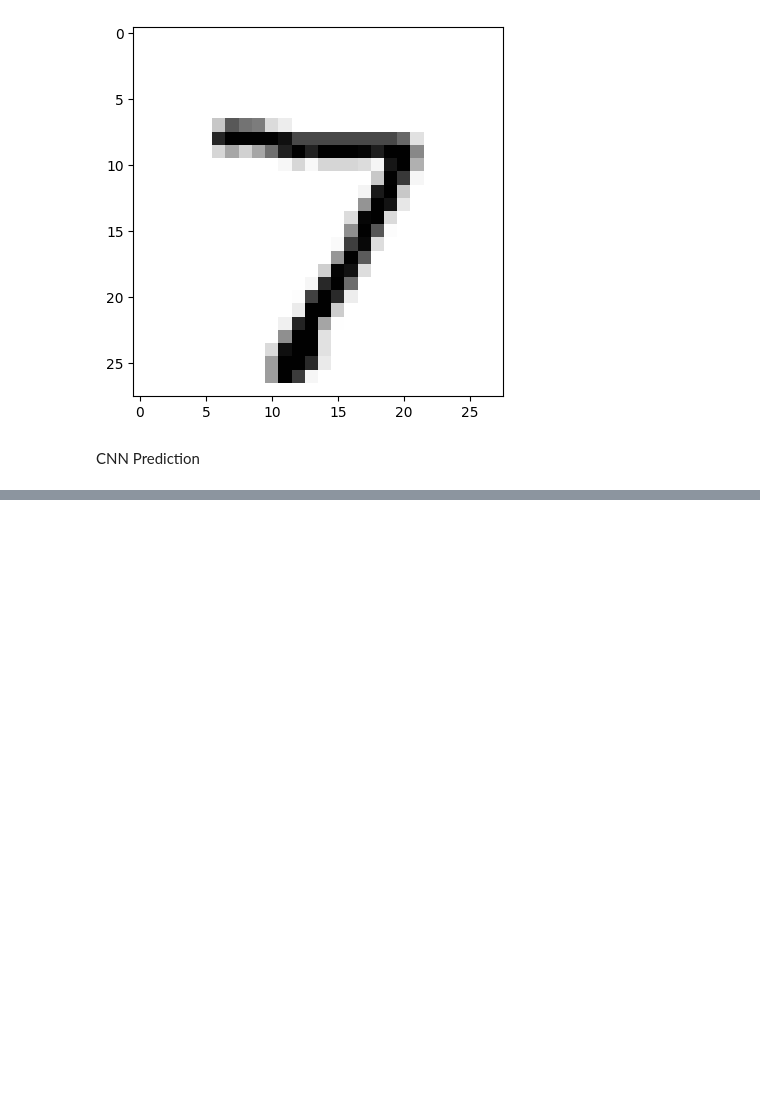
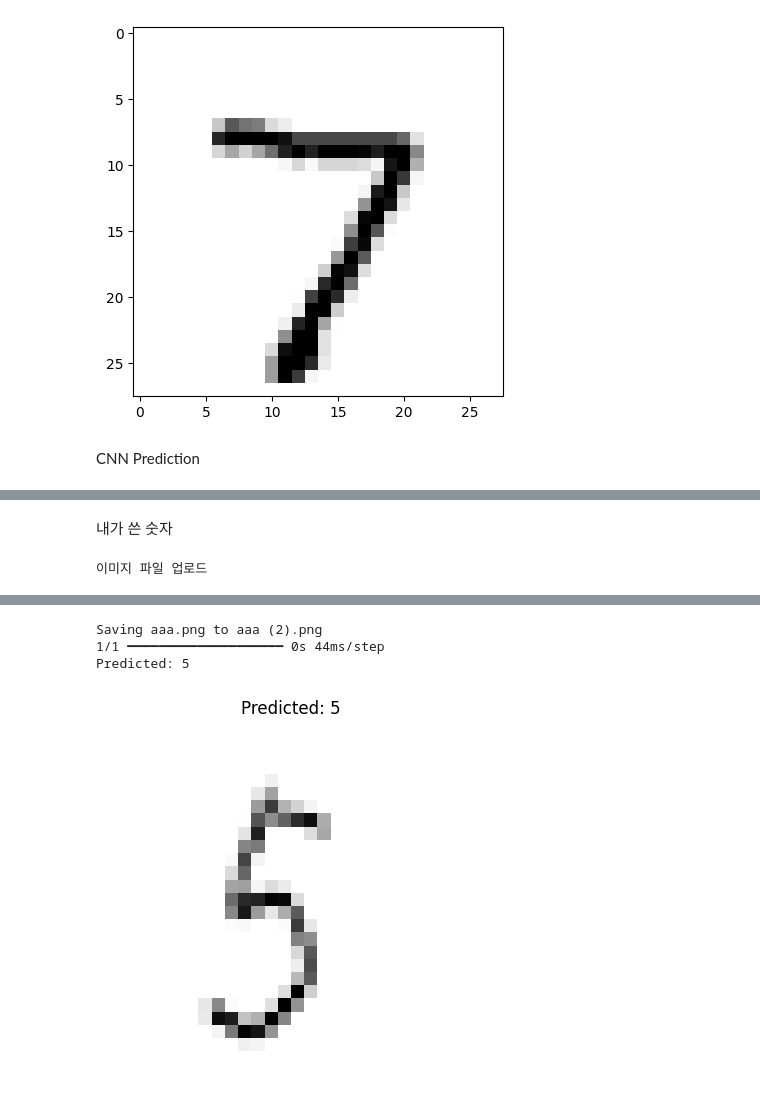
Before and after one commit to surf0123/ai, a Jupyter notebook: intai.ipynb, the cells around one changed output, grey strips where cells are left out. Cells and saved outputs as stored; diff of their text form; code cells hidden in the pictures; blank space fills up the shorter version.

Commit message:
Colab을 통해 생성됨

```diff
--- a/intai.ipynb
+++ b/intai.ipynb
@@ -355,0 +356,38 @@ plt.imshow(test_images[10], cmap="Greys")
+# %% [markdown]
+내가 쓴 숫자
+# %%
+from google.colab import files
+from PIL import Image
+import numpy as np
+
+print("이미지 파일 업로드")
+uploaded = files.upload()
+img_path = list(uploaded.keys())[0]
+
+# 업로드한 이미지를 MNIST 입력 형태로 전처리
+def preprocess_user_image(path):
+    img = Image.open(path).convert("L")   # 흑백 변환
+    img = img.resize((28, 28))           # MNIST 크기
+    img = np.array(img)
+
+    # MNIST는 글씨(흰색) / 배경(검은색) 반전
+    if np.mean(img) > 127:
+        img = 255 - img
+
+    img = img / 255.0
+    img = img.reshape(1, 28, 28, 1)
+    return img
+
+sample = preprocess_user_image(img_path)
+
+# 예측
+pred = model.predict(sample)
+print("Predicted:", np.argmax(pred))
+
+# 출력
+plt.imshow(sample.reshape(28,28), cmap="Greys")
+plt.title(f"Predicted: {np.argmax(pred)}")
+plt.axis("off")
+plt.show()
+# %% [output]
+이미지 파일 업로드
@@ -355,0 +395,4 @@ plt.imshow(test_images[10], cmap="Greys")
+Saving aaa.png to aaa (2).png
+1/1 ━━━━━━━━━━━━━━━━━━━━ 0s 44ms/step
+Predicted: 5
+[figure, added]
```
Also changed, not shown: parts of 2 cells of this notebook.
